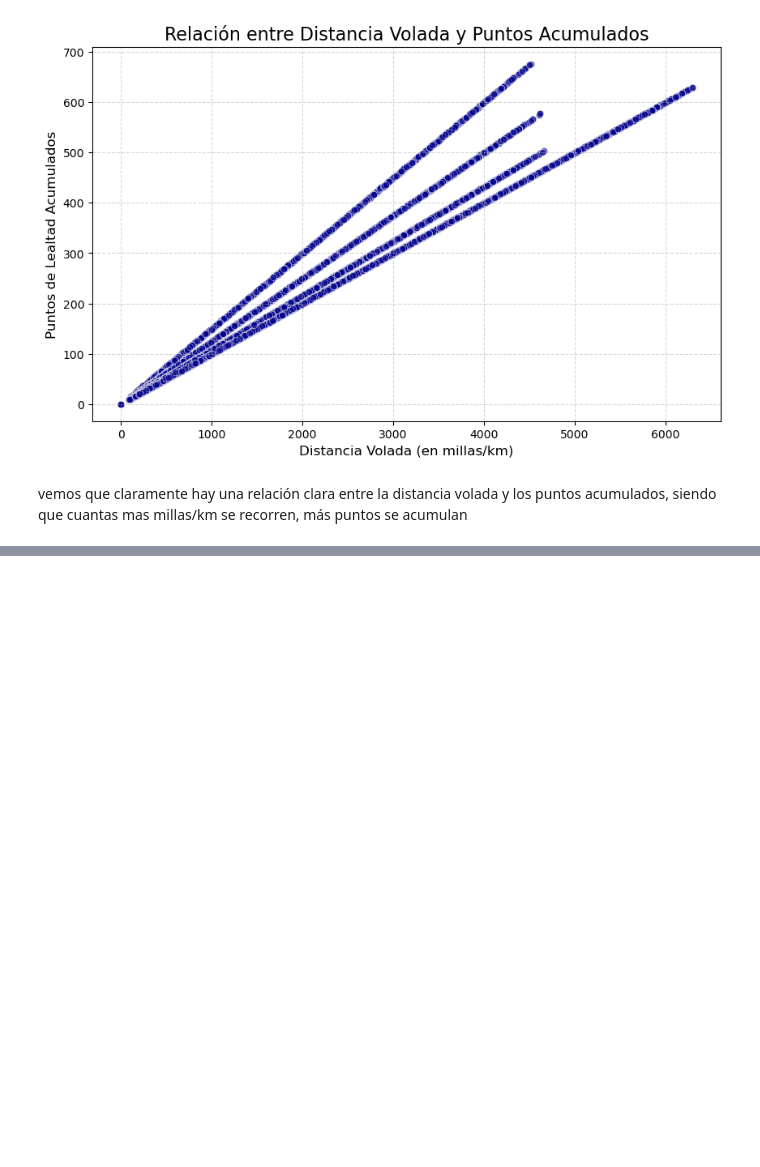
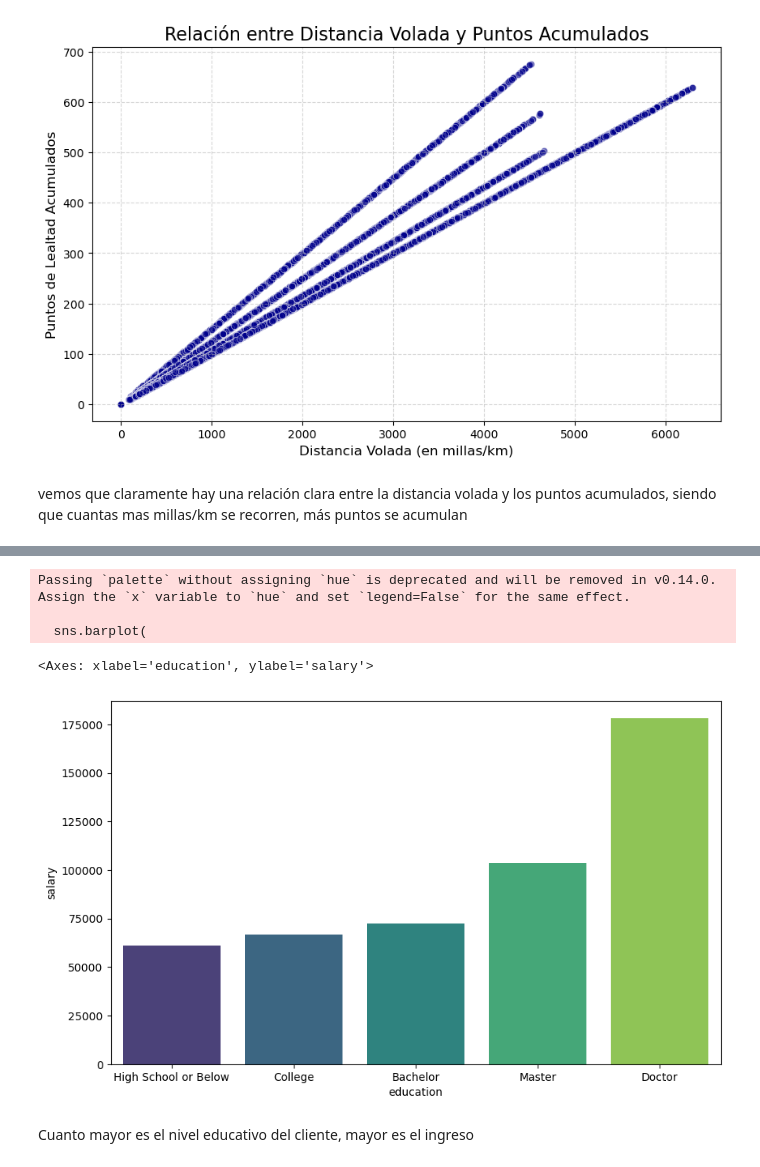
Before and after one commit to Adalab/bda-modulo-3-evaluacion-final-mariagmzm, a Jupyter notebook: Visualizacion de archivo.ipynb, the cells around one changed output, grey strips where cells are left out. Cells and saved outputs as stored; diff of their text form; code cells hidden in the pictures; blank space fills up the shorter version.

```diff
--- a/Visualizacion de archivo.ipynb
+++ b/Visualizacion de archivo.ipynb
@@ -89,0 +130,22 @@ vemos que claramente hay una relación clara entre la distancia volada y los pun
+# %%
+orden_educacion = ['High School or Below', 'College', 'Bachelor', 'Master', 'Doctor']
+# %%
+# Calcular el salario promedio por educación
+df_salario_promedio = df.groupby('education')['salary'].mean().reindex(orden_educacion).reset_index()
+
+plt.figure(figsize=(10, 6))
+sns.barplot(
+    data=df_salario_promedio,
+    x='education',
+    y='salary',
+    palette='viridis'
+)
+# ... (añadir títulos y etiquetas) ...
+# %% [output]
+Passing `palette` without assigning `hue` is deprecated and will be removed in v0.14.0. Assign the `x` variable to `hue` and set `legend=False` for the same effect.
+
+  sns.barplot(
+<Axes: xlabel='education', ylabel='salary'>
+[figure, added]
+# %% [markdown]
+Cuanto  mayor es el nivel educativo del cliente, mayor es el ingreso
```
Also changed, not shown: parts of 25 cells of this notebook, 2 other files.
